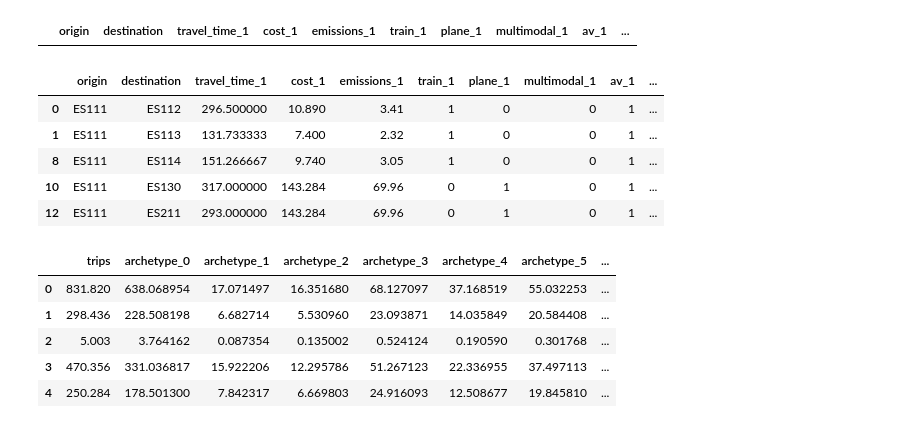
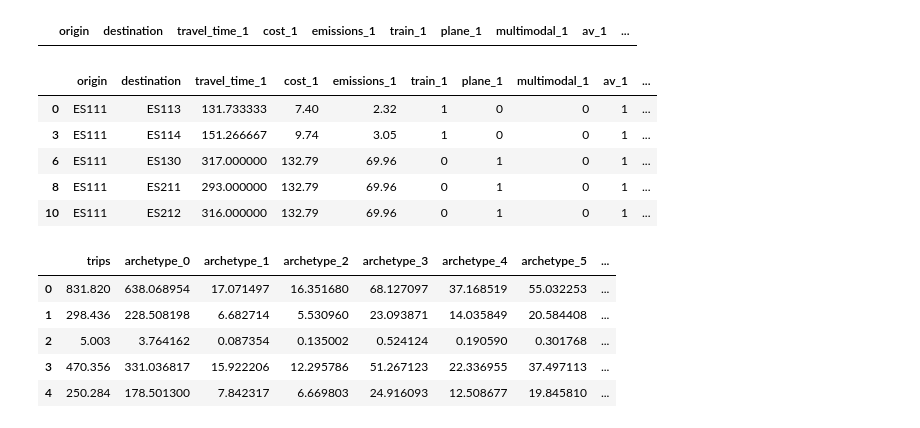
Before and after one commit to UoW-ATM/MultiModX, a Jupyter notebook: notebooks/logit_model_calibration_and_analysis.ipynb, the cells around one changed output. Saved outputs shown, nothing was run; the diff lists cells and outputs as text; code cells hidden in the pictures.

```diff
--- a/notebooks/logit_model_calibration_and_analysis.ipynb
+++ b/notebooks/logit_model_calibration_and_analysis.ipynb
@@ -32,7 +29,7 @@ The autoreload extension is already loaded. To reload it, use:
 from strategic_evaluator.logit_model import *
 from script.trips_format import *
 # %%
-trips_logit=pd.read_csv(r"C:\Users\LMENENDEZ\GitHub\MultiModX\trips_logit_CS10.csv")
+trips_logit=pd.read_csv(r"C:\Users\LMENENDEZ\GitHub\MultiModX\trips_logit_CS10_2_conn.csv")
 # %%
 trips_logit_old=pd.read_csv(r"C:\Users\LMENENDEZ\GitHub\MultiModX\trips_logit.csv")
 # %%
@@ -91,15 +88,17 @@ paths_w_costs=generate_paths_w_costs(trips_logit)
 paths_w_costs[paths_w_costs.isna().any(axis=1)]
 # %% [output]
 |  | origin | destination | travel_time_1 | cost_1 | emissions_1 | train_1 | plane_1 | multimodal_1 | av_1 | ... |
+# %%
+paths_w_costs_improved=generate_paths_w_costs(trips_logit_improved)
 # %%
-paths_w_costs.head()
+paths_w_costs_improved.head()
 # %% [output]
 |  | origin | destination | travel_time_1 | cost_1 | emissions_1 | train_1 | plane_1 | multimodal_1 | av_1 | ... |
-| 0 | ES111 | ES112 | 296.500000 | 10.890 | 3.41 | 1 | 0 | 0 | 1 | ... |
-| 1 | ES111 | ES113 | 131.733333 | 7.400 | 2.32 | 1 | 0 | 0 | 1 | ... |
-| 8 | ES111 | ES114 | 151.266667 | 9.740 | 3.05 | 1 | 0 | 0 | 1 | ... |
-| 10 | ES111 | ES130 | 317.000000 | 143.284 | 69.96 | 0 | 1 | 0 | 1 | ... |
-| 12 | ES111 | ES211 | 293.000000 | 143.284 | 69.96 | 0 | 1 | 0 | 1 | ... |
+| 0 | ES111 | ES113 | 131.733333 | 7.40 | 2.32 | 1 | 0 | 0 | 1 | ... |
+| 3 | ES111 | ES114 | 151.266667 | 9.74 | 3.05 | 1 | 0 | 0 | 1 | ... |
+| 6 | ES111 | ES130 | 317.000000 | 132.79 | 69.96 | 0 | 1 | 0 | 1 | ... |
+| 8 | ES111 | ES211 | 293.000000 | 132.79 | 69.96 | 0 | 1 | 0 | 1 | ... |
+| 10 | ES111 | ES212 | 316.000000 | 132.79 | 69.96 | 0 | 1 | 0 | 1 | ... |
 # %%
 calibration_matrix=generate_calibration_matrix(trips_logit,paths_w_costs)
 # %%
```
Also changed, not shown: parts of 38 cells of this notebook, 2 other files.
